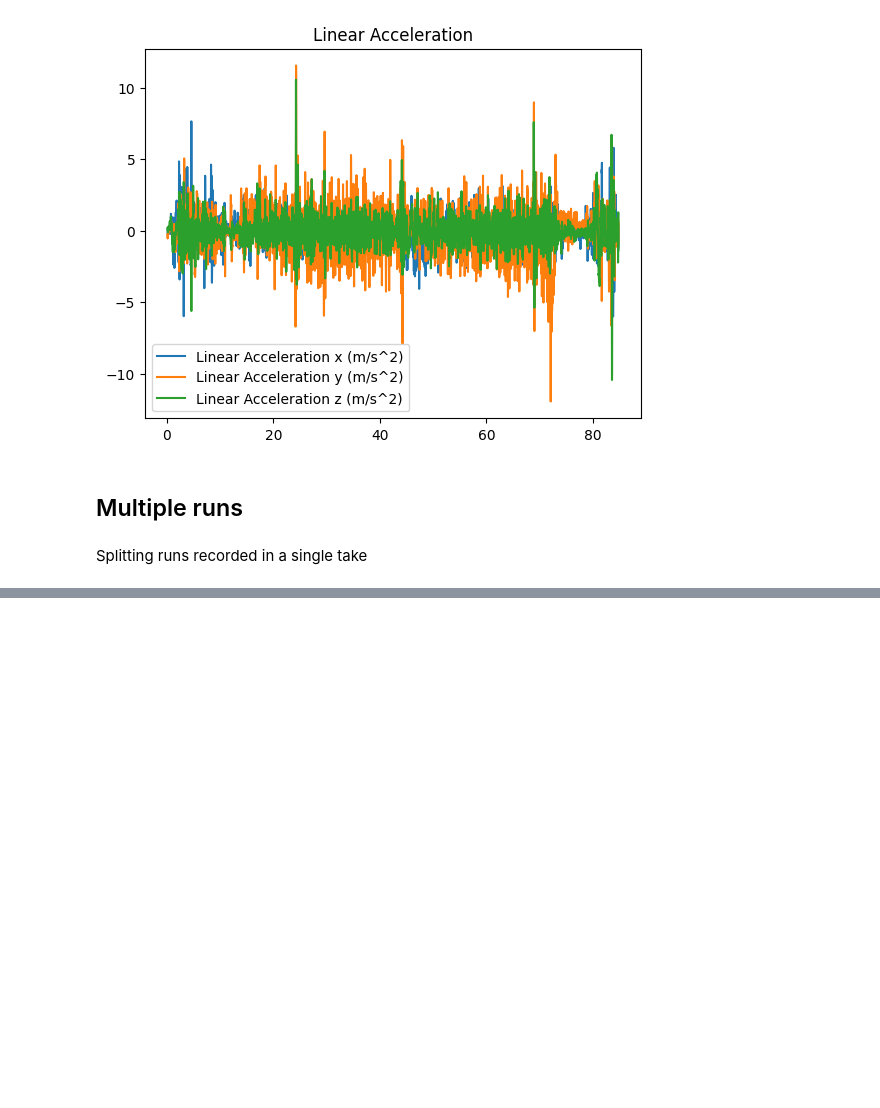
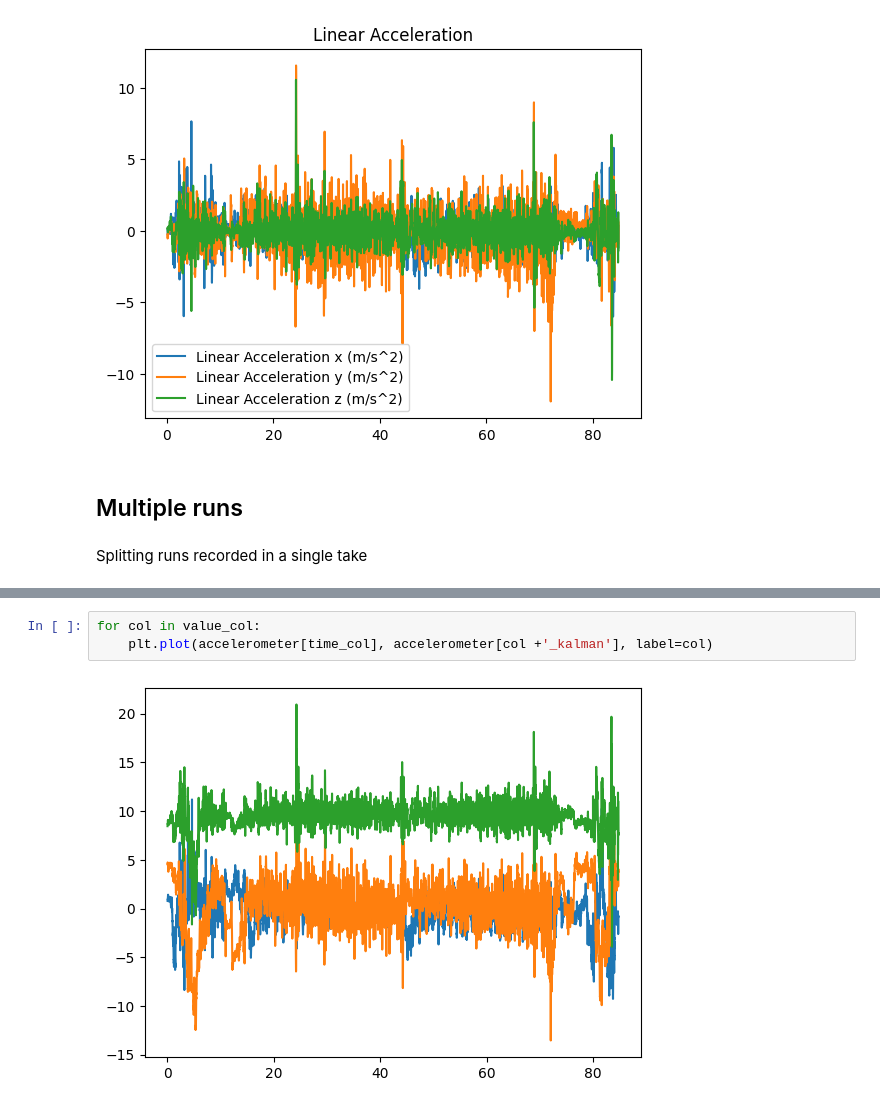
Before and after one commit to michelexyz/ML4QS-bike-user-recognition, a Jupyter notebook: aggregating_data.ipynb, the cells around one changed output, grey strips where cells are left out. Cells and saved outputs as stored; diff of their text form; blank space fills up the shorter version.

```diff
--- a/aggregating_data.ipynb
+++ b/aggregating_data.ipynb
@@ -233,0 +252,5 @@ Splitting runs recorded in a single take
+# %%
+for col in value_col:
+    plt.plot(accelerometer[time_col], accelerometer[col +'_kalman'], label=col)
+# %% [output]
+[figure, added]
```
Also changed, not shown: parts of 7 cells of this notebook, 1 other file.
